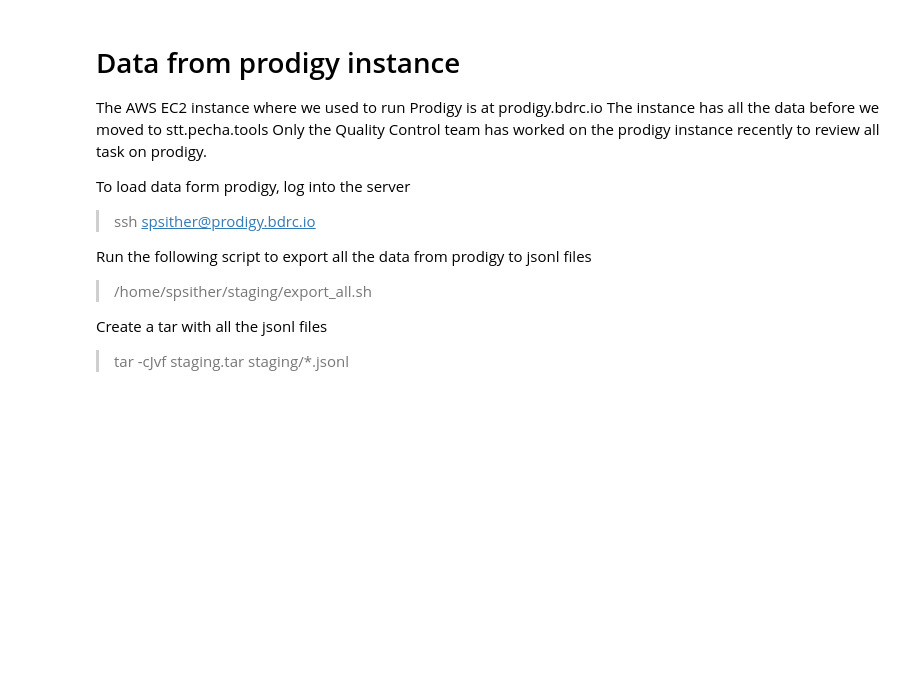
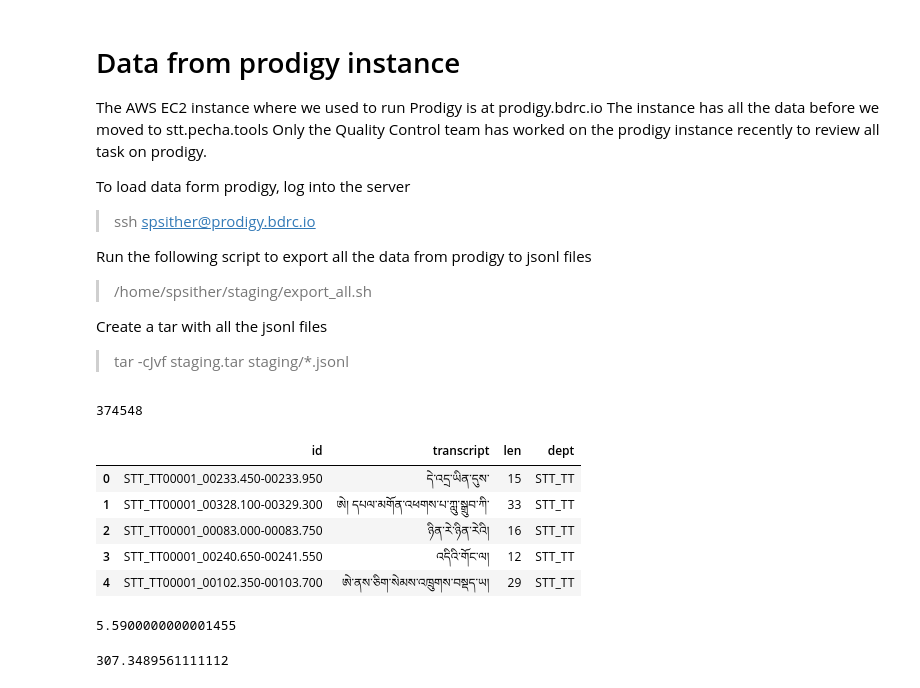
Before and after one commit to OpenPecha/stt-combine-datasets, a Jupyter notebook: 02_prodigy.ipynb, the cells around one changed output. Saved outputs shown, nothing was run; the diff lists cells and outputs as text; code cells hidden in the pictures; blank space fills up the shorter version.

```diff
--- a/02_prodigy.ipynb
+++ b/02_prodigy.ipynb
@@ -138,3 +138,49 @@ last_intersection.head()
 last_intersection.to_csv('02_prodigy.tsv', sep='\t', index=False)
 # %%
 last_intersection[last_intersection['file_name'] == 'STT_AB00001_0029_150584_to_151748']
+# %%
+import pandas as pd
+df = pd.read_csv('02_prodigy_finalised.csv')
+# %%
+len(df)
+# %% [output]
+374548
+# %%
+df.head()
+# %% [output]
+|  | id | transcript | len | dept |
+| 0 | STT_TT00001_00233.450-00233.950 | དེ་འདྲ་ཡིན་དུས་ | 15 | STT_TT |
+| 1 | STT_TT00001_00328.100-00329.300 | ཨེ། དཔལ་མགོན་འཕགས་པ་ཀླུ་སྒྲུབ་ཀི་ | 33 | STT_TT |
+| 2 | STT_TT00001_00083.000-00083.750 | ཉིན་རེ་ཉིན་རེའི། | 16 | STT_TT |
+| 3 | STT_TT00001_00240.650-00241.550 | འདིའི་གོང་ལ། | 12 | STT_TT |
+| 4 | STT_TT00001_00102.350-00103.700 | ཨེ་ནས་ཅིག་སེམས་འཁྲུགས་བསྡད་ཡ། | 29 | STT_TT |
+# %%
+def getTimeSpan(filename):
+
+    filename = filename.replace(".wav", "")
+    filename = filename.replace(".WAV", "")
+    filename = filename.replace(".mp3", "")
+    filename = filename.replace(".MP3", "")
+    try:
+        if "_to_" in filename:
+            start, end = filename.split("_to_")
+            start = start.split("_")[-1]
+            end = end.split("_")[0]
+            end = float(end)
+            start = float(start)
+            return abs(end - start)/1000
+        else:
+            start, end = filename.split("-")
+            start = start.split("_")[-1]
+            end = end.split("_")[0]
+            end =   float(end)
+            start = float(start)
+            return abs(end - start)
+    except Exception as err:
+        print(f"filename is:'{filename}'. Could not parse to get time span.")
+        return 0
+
+
+getTimeSpan("STT_TT00031_03471.850-03477.44")
+# %% [output]
+5.5900000000001455
@@ -140,0 +189,4 @@ last_intersection[last_intersection['file_name'] == 'STT_AB00001_0029_150584_to_
+# %%
+df['audio_len'].sum()/60/60
+# %% [output]
+307.3489561111112
```
Also changed, not shown: parts of 1 cell of this notebook, 3 other files.
